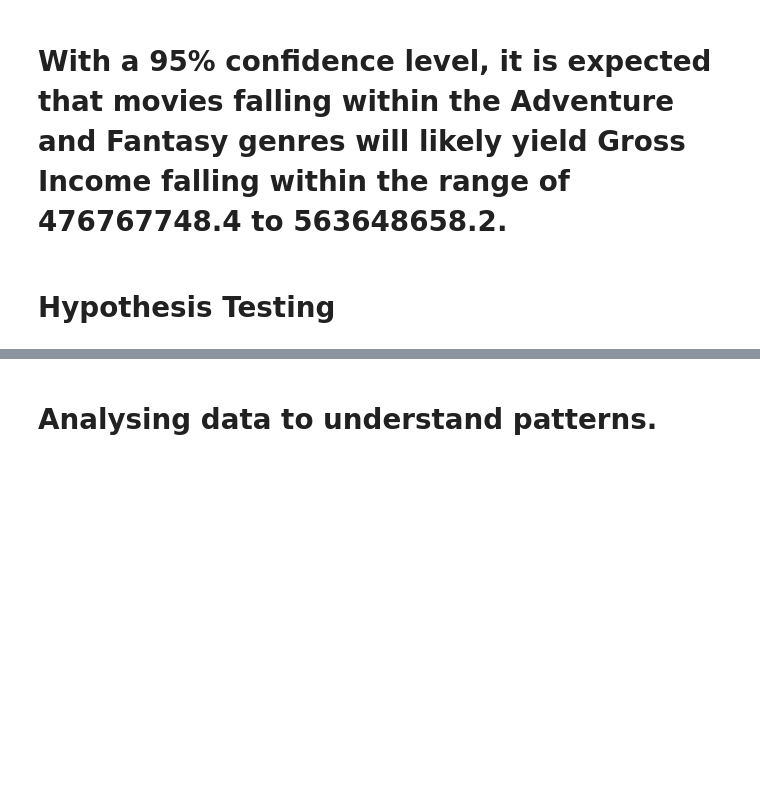
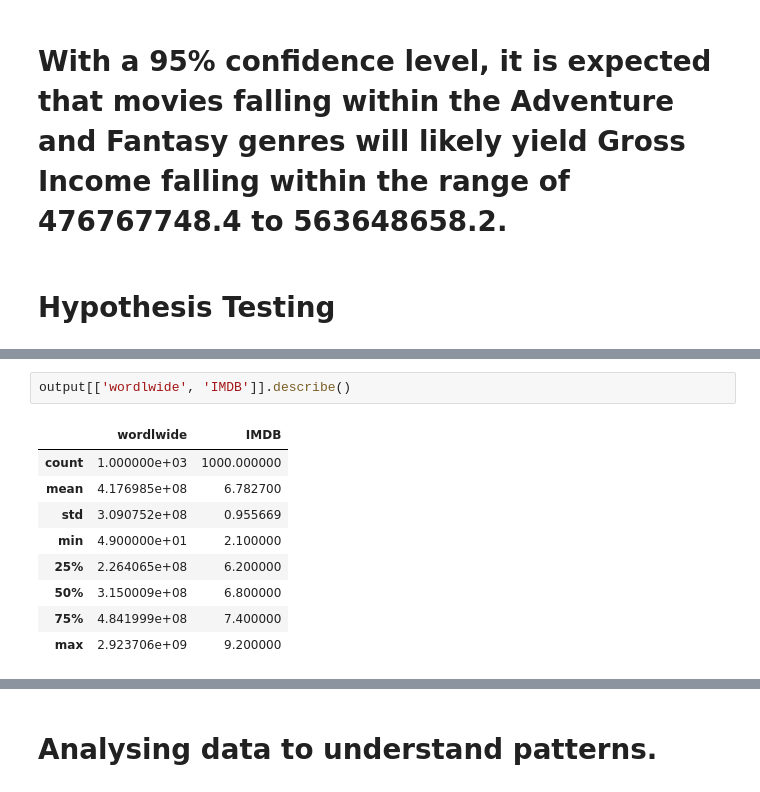
Before and after one commit to aliiyevali/IMDB-Movie-Exploration-Project, a Jupyter notebook: Linear.ipynb, the cells around one changed output, grey strips where cells are left out. Saved outputs shown, nothing was run; the diff lists cells and outputs as text; blank space fills up the shorter version.

```diff
--- a/Linear.ipynb
+++ b/Linear.ipynb
@@ -161,2 +163,14 @@ plt.show()
 # %% [output]
 "We also can observe some kind of relationship between variables. But it is not so strong as its corellation coefficient is only 0.2.It means it is so likely that there are also some values have very  ...
+# %%
+output[['wordlwide', 'IMDB']].describe()
+# %% [output]
+|  | wordlwide | IMDB |
+| count | 1.000000e+03 | 1000.000000 |
+| mean | 4.176985e+08 | 6.782700 |
+| std | 3.090752e+08 | 0.955669 |
+| min | 4.900000e+01 | 2.100000 |
+| 25% | 2.264065e+08 | 6.200000 |
+| 50% | 3.150009e+08 | 6.800000 |
+| 75% | 4.841999e+08 | 7.400000 |
+| max | 2.923706e+09 | 9.200000 |
```
Also changed, not shown: parts of 21 cells of this notebook.
